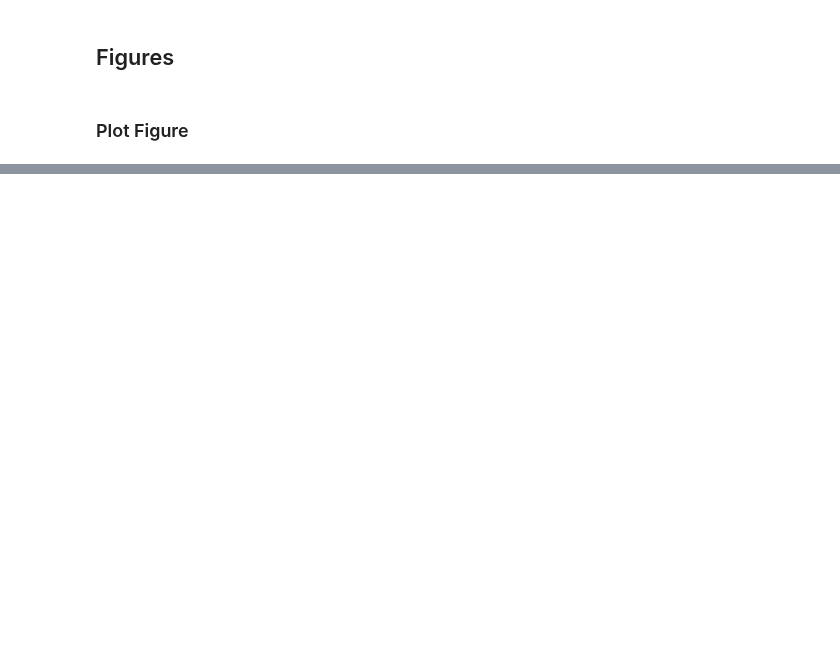
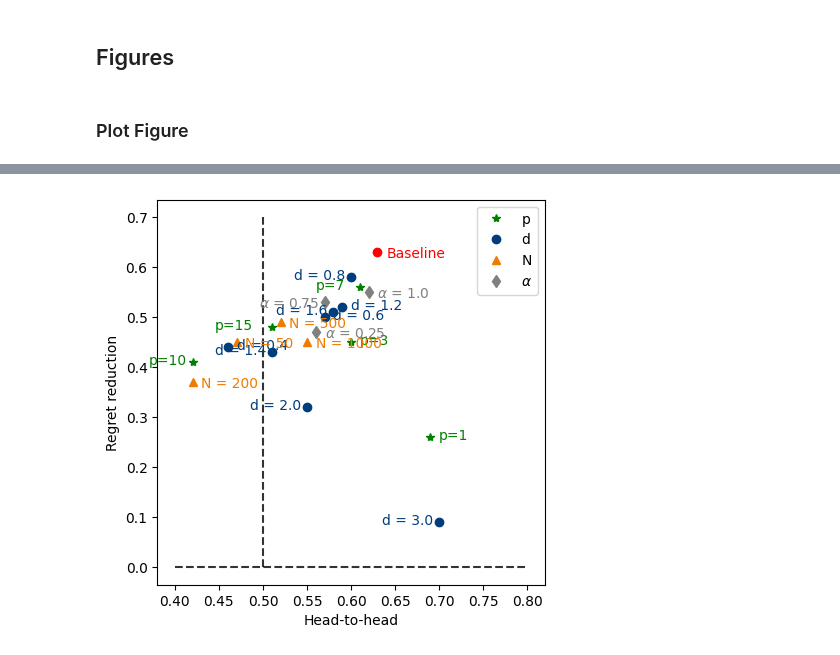
Before and after one commit to xunzhang-sjtu/Decision_Driven_Regularization, a Jupyter notebook: JOC_R1/Shortest_Path_Reproduce/Various_Setting_Reproduce.ipynb, the cells around one changed output, grey strips where cells are left out. Cells and saved outputs as stored; diff of their text form; code cells hidden in the pictures; blank space fills up the shorter version.

```diff
--- a/JOC_R1/Shortest_Path_Reproduce/Various_Setting_Reproduce.ipynb
+++ b/JOC_R1/Shortest_Path_Reproduce/Various_Setting_Reproduce.ipynb
@@ -490,0 +648,70 @@ h2h_N_ante
+# %%
+import matplotlib.pyplot as plt
+fig = plt.figure(figsize = (5, 5))
+p_indices = [0,1,3,4,5]
+plt.plot(h2h_P_ante[p_indices], regret_P_ante[p_indices], color='green', marker = "*", label = 'p', linestyle = 'None')
+plt.text(h2h_P_ante[p_indices[0]] + 0.01, regret_P_ante[p_indices[0]] - 0.005, 'p='+str(num_feat_all[p_indices[0]]), color='green')
+plt.text(h2h_P_ante[p_indices[1]] + 0.01, regret_P_ante[p_indices[1]] - 0.005, 'p='+str(num_feat_all[p_indices[1]]), color='green')
+plt.text(h2h_P_ante[p_indices[2]] - 0.05, regret_P_ante[p_indices[2]] - 0.005, 'p='+str(num_feat_all[p_indices[2]]), color='green')
+plt.text(h2h_P_ante[p_indices[3]] - 0.05, regret_P_ante[p_indices[3]] - 0.005, 'p='+str(num_feat_all[p_indices[3]]), color='green')
+plt.text(h2h_P_ante[p_indices[4]] - 0.065, regret_P_ante[p_indices[4]] - 0.005, 'p='+str(num_feat_all[p_indices[4]]), color='green')
+
+plt.plot(h2h_d_ante[0], regret_d_ante[0], color='#003D7C', marker = "o", label = 'd', linestyle = 'None')
+# plt.plot(h2h_d[1], mci_d[1], color='#003D7C', marker = "o", linestyle = 'None')
+plt.plot(h2h_d_ante[1], regret_d_ante[1], color='#003D7C', marker = "o", linestyle = 'None')
+plt.plot(h2h_d_ante[2], regret_d_ante[2], color='#003D7C', marker = "o", linestyle = 'None')
+plt.plot(h2h_d_ante[4], regret_d_ante[4], color='#003D7C', marker = "o", linestyle = 'None')
+plt.plot(h2h_d_ante[5], regret_d_ante[5], color='#003D7C', marker = "o", linestyle = 'None')
+plt.plot(h2h_d_ante[6], regret_d_ante[6], color='#003D7C', marker = "o", linestyle = 'None')
+plt.plot(h2h_d_ante[7], regret_d_ante[7], color='#003D7C', marker = "o", linestyle = 'None')
+plt.plot(h2h_d_ante[8], regret_d_ante[8], color='#003D7C', marker = "o", linestyle = 'None')
+
+
+plt.text(h2h_d_ante[0] + 0.01, regret_d_ante[0] - 0.005, 'd = '+str(deg_all[0]), color='#003D7C')
+# plt.text(h2h_d[1] + 0.007, mci_d[1] - 0.003, 'd = 15', color='#003D7C')
+plt.text(h2h_d_ante[1] + 0.01, regret_d_ante[1] - 0.005, 'd = '+str(deg_all[1]), color='#003D7C')
+plt.text(h2h_d_ante[2] - 0.065, regret_d_ante[2] - 0.005, 'd = '+str(deg_all[2]), color='#003D7C')
+plt.text(h2h_d_ante[4] + 0.01, regret_d_ante[4] - 0.005, 'd = '+str(deg_all[4]), color='#003D7C')
+plt.text(h2h_d_ante[5] - 0.065, regret_d_ante[5] - 0.005, 'd = '+str(deg_all[5]), color='#003D7C')
+plt.text(h2h_d_ante[6] - 0.065, regret_d_ante[6] - 0.005, 'd = '+str(deg_all[6]), color='#003D7C')
+plt.text(h2h_d_ante[7] - 0.065, regret_d_ante[7] - 0.005, 'd = '+str(deg_all[7]), color='#003D7C')
+plt.text(h2h_d_ante[8] - 0.065, regret_d_ante[8] - 0.005, 'd = '+str(deg_all[8]), color='#003D7C')
+
+
+plt.plot(h2h_N_ante[0], regret_N_ante[0], color='#EF7C00', marker = "^", label = 'N',linestyle = 'None')
+plt.text(h2h_N_ante[1] + 0.01, regret_N_ante[1] - 0.01, 'Baseline', color='red')
+# plt.plot(h2h_N[1], mci_N[1], color='#EF7C00', marker = "^",linestyle = 'None')
+plt.plot(h2h_N_ante[2], regret_N_ante[2], color='#EF7C00', marker = "^",linestyle = 'None')
+plt.plot(h2h_N_ante[3], regret_N_ante[3], color='#EF7C00', marker = "^",linestyle = 'None')
+plt.plot(h2h_N_ante[4], regret_N_ante[4], color='#EF7C00', marker = "^",linestyle = 'None')
+plt.text(h2h_N_ante[0] + 0.01, regret_N_ante[0] - 0.01, 'N = 50', color='#EF7C00')
+# plt.text(h2h_N[1] + 0.005, mci_N[1] - 0.003, 'N = 100', color='#EF7C00')
+plt.text(h2h_N_ante[2] + 0.01, regret_N_ante[2] - 0.01, 'N = 200', color='#EF7C00')
+plt.text(h2h_N_ante[3] + 0.01, regret_N_ante[3] - 0.01, 'N = 500', color='#EF7C00')
+plt.text(h2h_N_ante[4] + 0.01, regret_N_ante[4] - 0.01, 'N = 1000', color='#EF7C00')
+
+
+plt.plot(h2h_e_ante[0], regret_e_ante[0], color='grey', marker = "d", label = r'$\alpha$',linestyle = 'None')
+# plt.plot(h2h_alpha[1], mci_alpha[1], color='grey', marker = "d",linestyle = 'None')
+plt.plot(h2h_e_ante[2], regret_e_ante[2], color='grey', marker = "d",linestyle = 'None')
+plt.plot(h2h_e_ante[3], regret_e_ante[3], color='grey', marker = "d",linestyle = 'None')
+plt.text(h2h_e_ante[0] + 0.01, regret_e_ante[0] - 0.01, r'$\alpha$ = 0.25', color='grey')
+# plt.text(h2h_alpha[1] + 0.005, mci_alpha[1] - 0.005, r'$\alpha$ = 1', color='grey')
+plt.text(h2h_e_ante[2] - 0.075, regret_e_ante[2] - 0.01, r'$\alpha$ = 0.75', color='grey')
+plt.text(h2h_e_ante[3] + 0.01, regret_e_ante[3] - 0.01, r'$\alpha$ = 1.0', color='grey')
+
+plt.vlines(0.5, 0.0, 0.7, linestyle="dashed", alpha = 0.8,color = 'k')
+plt.hlines(0.0, 0.4, 0.8, linestyle="dashed", alpha = 0.8,color = 'k')
+plt.legend()
+
+plt.xlabel('Head-to-head')
+plt.ylabel('Regret reduction')
+
+plt.plot(h2h_N_ante[1], regret_N_ante[1], color='red', marker = "o", linestyle = 'None')
+# plt.annotate('Ridge vs. DDR', xy = (0.25,0.9), xycoords = 'axes fraction', bbox=dict(boxstyle="round", fc="w"), size = 10)
+
+# fig.savefig(DataPath_parent+'DDR_vs_OLS_DPSN.eps', format='eps', bbox_inches="tight")
+fig.savefig(Result_dir +f'DDR_vs_OLS_diff_settings_ante_mu={mu}_lamb={lamb}.pdf', format='pdf', bbox_inches="tight")
+plt.show()
+# %% [output]
+[figure, added]
```
Also changed, not shown: parts of 20 cells of this notebook, 4 other files.
